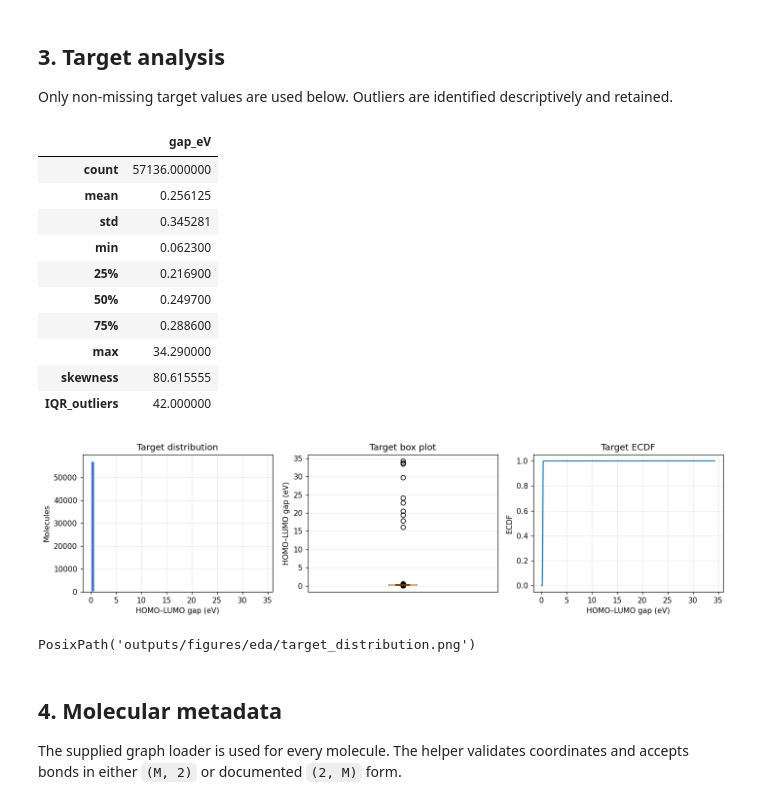
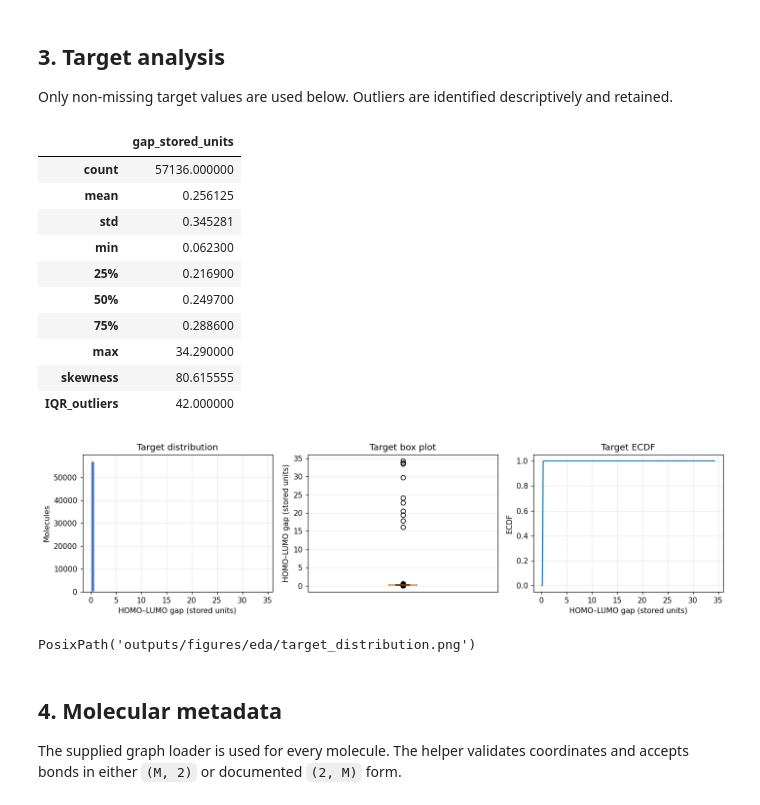
Before and after one commit to leonardodibari/MindTheGap, a Jupyter notebook: notebooks/01_preliminary_data_analysis.ipynb, the cells around one changed output. Drawn from its saved outputs; the diff is of its cells as text; code cells hidden in the pictures.

```diff
--- a/notebooks/01_preliminary_data_analysis.ipynb
+++ b/notebooks/01_preliminary_data_analysis.ipynb
@@ -128,35 +128,35 @@ Only non-missing target values are used below. Outliers are identified descripti
 # %%
 gap = df["gap"].dropna()
 q1, q3 = gap.quantile([0.25, 0.75])
 iqr = q3 - q1
 outlier_count = int(((gap < q1 - 1.5 * iqr) | (gap > q3 + 1.5 * iqr)).sum())
-target_summary = gap.describe().to_frame("gap_eV")
+target_summary = gap.describe().to_frame("gap_stored_units")
 target_summary.loc["skewness"] = gap.skew()
 target_summary.loc["IQR_outliers"] = outlier_count
 display(target_summary)
 
 fig, axes = plt.subplots(1, 3, figsize=(13, 3.5))
 axes[0].hist(gap, bins=50, color="#4472C4", edgecolor="white")
-axes[0].set(xlabel="HOMO–LUMO gap (eV)", ylabel="Molecules", title="Target distribution")
+axes[0].set(xlabel="HOMO–LUMO gap (stored units)", ylabel="Molecules", title="Target distribution")
 axes[1].boxplot(gap, vert=True)
-axes[1].set(ylabel="HOMO–LUMO gap (eV)", xticks=[], title="Target box plot")
+axes[1].set(ylabel="HOMO–LUMO gap (stored units)", xticks=[], title="Target box plot")
 x = np.sort(gap.to_numpy())
 axes[2].plot(x, np.arange(1, len(x) + 1) / len(x))
-axes[2].set(xlabel="HOMO–LUMO gap (eV)", ylabel="ECDF", title="Target ECDF")
+axes[2].set(xlabel="HOMO–LUMO gap (stored units)", ylabel="ECDF", title="Target ECDF")
 savefig("target_distribution")
 # %% [output]
-|  | gap_eV |
+|  | gap_stored_units |
 | count | 57136.000000 |
 | mean | 0.256125 |
 | std | 0.345281 |
 | min | 0.062300 |
 | 25% | 0.216900 |
 | 50% | 0.249700 |
 | 75% | 0.288600 |
 | max | 34.290000 |
 | skewness | 80.615555 |
 | IQR_outliers | 42.000000 |
-[figure, old version]
+[figure, new version]
 PosixPath('outputs/figures/eda/target_distribution.png')
 # %% [markdown]
 ## 4. Molecular metadata
```
Also changed, not shown: parts of 22 cells of this notebook, 9 other files.
